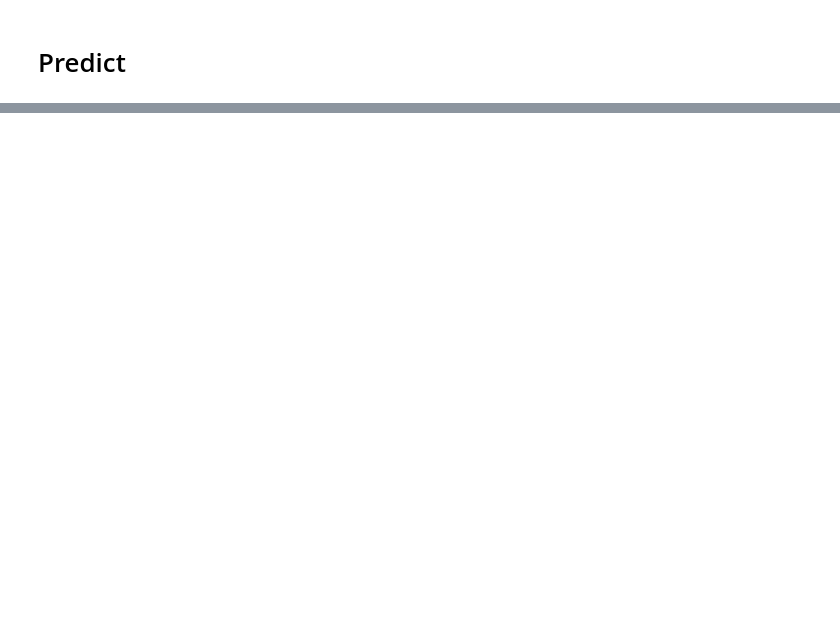
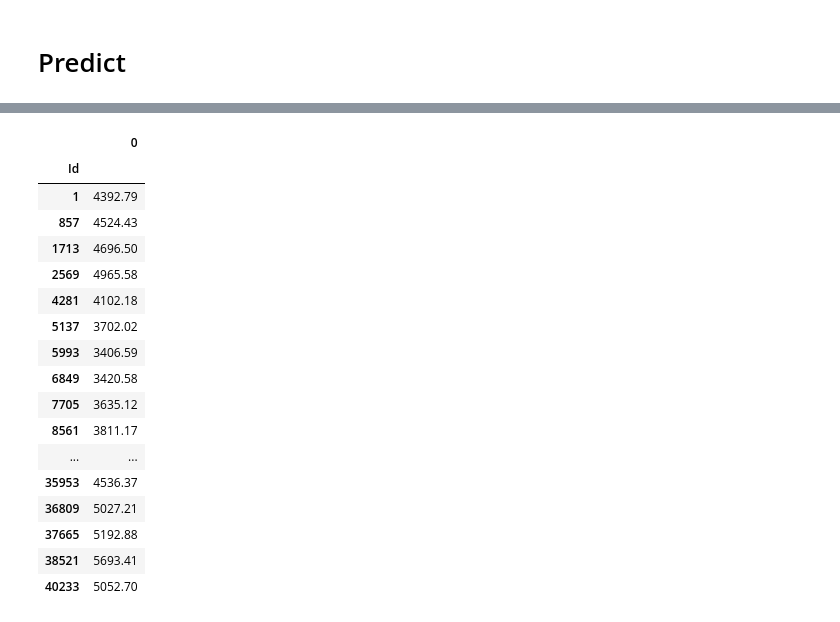
Before and after one commit to zxzjim/RossmannSales, a Jupyter notebook: Rossmann Store Sales.ipynb, the cells around one changed output, grey strips where cells are left out. Saved outputs shown, nothing was run; the diff lists cells and outputs as text; code cells hidden in the pictures; blank space fills up the shorter version.

Commit message:
a relative good result

```diff
--- a/Rossmann Store Sales.ipynb
+++ b/Rossmann Store Sales.ipynb
@@ -556,0 +531,23 @@ Index([u'Id', u'Sales'], dtype='object')
+# %%
+train_ready_g = train_ready.groupby('Store')
+# %%
+feature_columns = [u'Store', u'DayOfWeek', u'Promo', u'StateHolidy_formatted', u'SchoolHoliday',
+       u'StoreType_formatted', u'Assortment_formatted', u'CompetitionDistance',
+       u'CompetitionOpenSinceMonth', u'CompetitionOpenSinceYear', u'Promo2',
+       u'Promo2SinceWeek', u'Promo2SinceYear', u'PromoInterval_formatted',
+       u'Date_year', u'Date_month', u'Date_day']
+target_column = ['Sales']
+# %%
+results_by_group_open_dict = {}
+models_by_group_open_dict = {}
+
+for k,g in test_ready_g_open:
+    print 'predicting store: ', k, '/', len(test_ready_g_open.groups)
+    train_group = train_ready_g.get_group(k)
+    rfr = RandomForestRegressor(n_estimators=100, n_jobs=4, oob_score=True)
+    model = rfr.fit(train_group[feature_columns], train_group[target_column])
+    preds = model.predict(g[feature_columns])
+    models_by_group_open_dict[k] = model
+    print('oob: ', model.oob_score_)
+    preds_df = pd.DataFrame(preds, index=g['Id'])
+    results_by_group_open_dict[k] = preds_df
@@ -556,0 +573,21 @@ Index([u'Id', u'Sales'], dtype='object')
+# %%
+results_by_group_open_dict[1]
+# %% [output]
+|  | 0 |
+| Id |  |
+| 1 | 4392.79 |
+| 857 | 4524.43 |
+| 1713 | 4696.50 |
+| 2569 | 4965.58 |
+| 4281 | 4102.18 |
+| 5137 | 3702.02 |
+| 5993 | 3406.59 |
+| 6849 | 3420.58 |
+| 7705 | 3635.12 |
+| 8561 | 3811.17 |
+| ... | ... |
+| 35953 | 4536.37 |
+| 36809 | 5027.21 |
+| 37665 | 5192.88 |
+| 38521 | 5693.41 |
+| 40233 | 5052.70 |
```
Also changed, not shown: parts of 30 cells of this notebook, 2 other files.
